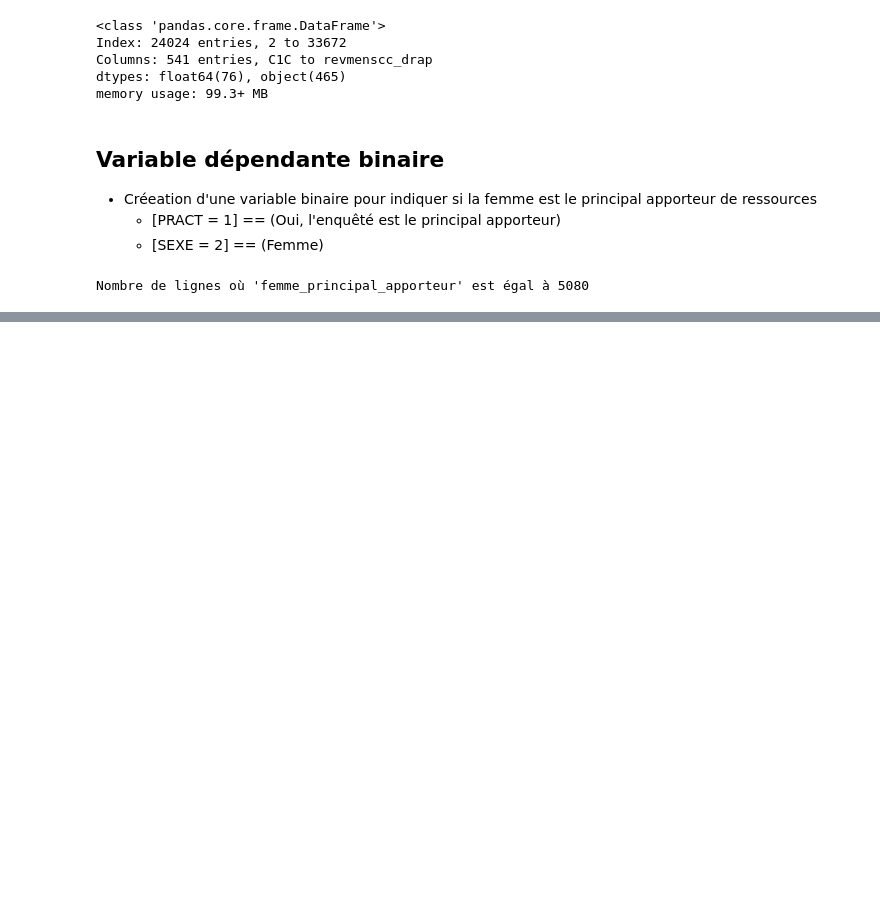
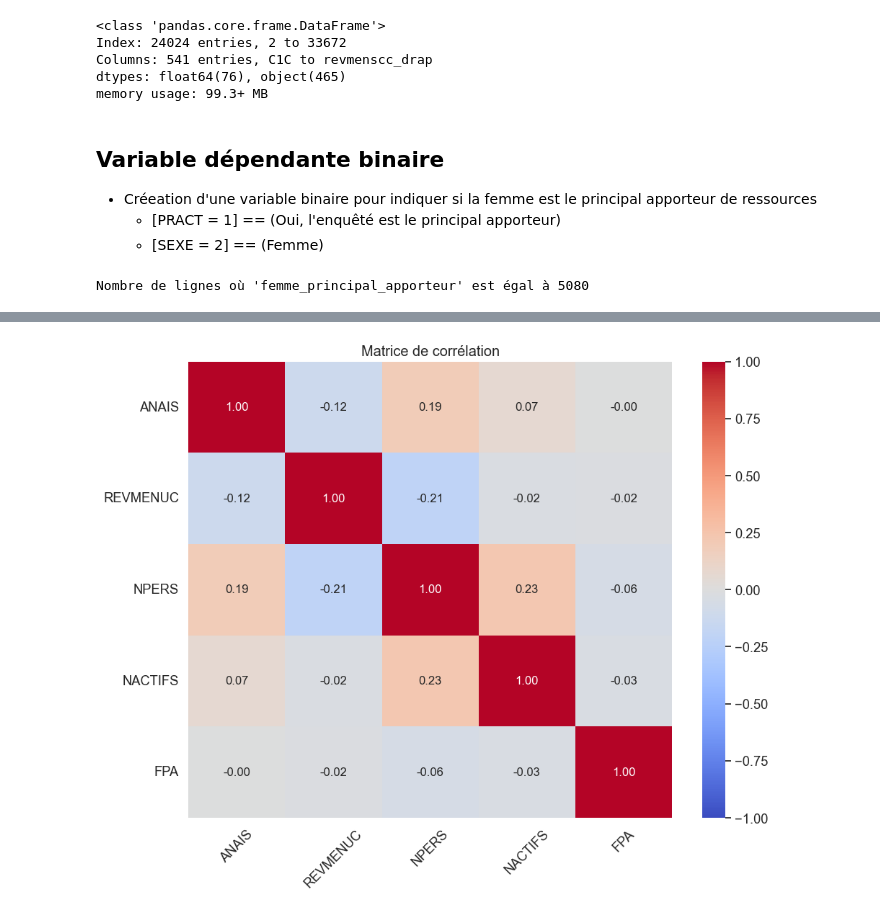
Before and after one commit to mriusero/projet-statistique, a Jupyter notebook: Partie_pratique/projet_2/notebook2.ipynb, the cells around one changed output, grey strips where cells are left out. Saved outputs shown, nothing was run; the diff lists cells and outputs as text; code cells hidden in the pictures; blank space fills up the shorter version.

```diff
--- a/Partie_pratique/projet_2/notebook2.ipynb
+++ b/Partie_pratique/projet_2/notebook2.ipynb
@@ -229,0 +207,21 @@ ValueError: Pandas data cast to numpy dtype of object. Check input data with np.
+# %%
+def plot_correlation_matrix(df, numericals, target):
+
+    corr_matrix = df[numericals + target].corr()
+    plt.figure(figsize=(10, 8))
+    sns.set(font_scale=1.2)
+
+    sns.heatmap(corr_matrix, annot=True, cmap='coolwarm', fmt=".2f", annot_kws={"size": 12}, vmin=-1, vmax=1)
+
+    # Ajouter le titre et ajuster les marges
+    plt.title('Matrice de corrélation')
+    plt.yticks(rotation=0)
+    plt.xticks(rotation=45)
+    plt.tight_layout()
+
+    # Afficher le plot
+    plt.show()
+
+plot_correlation_matrix(df, numericals, target)
+# %% [output]
+[figure, added]
```
Also changed, not shown: parts of 38 cells of this notebook, 1 other file.
